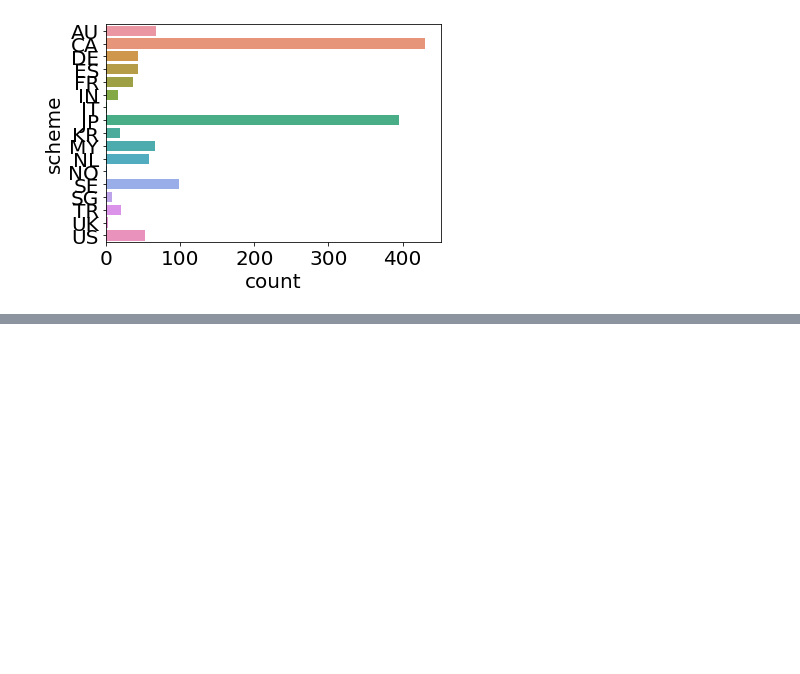
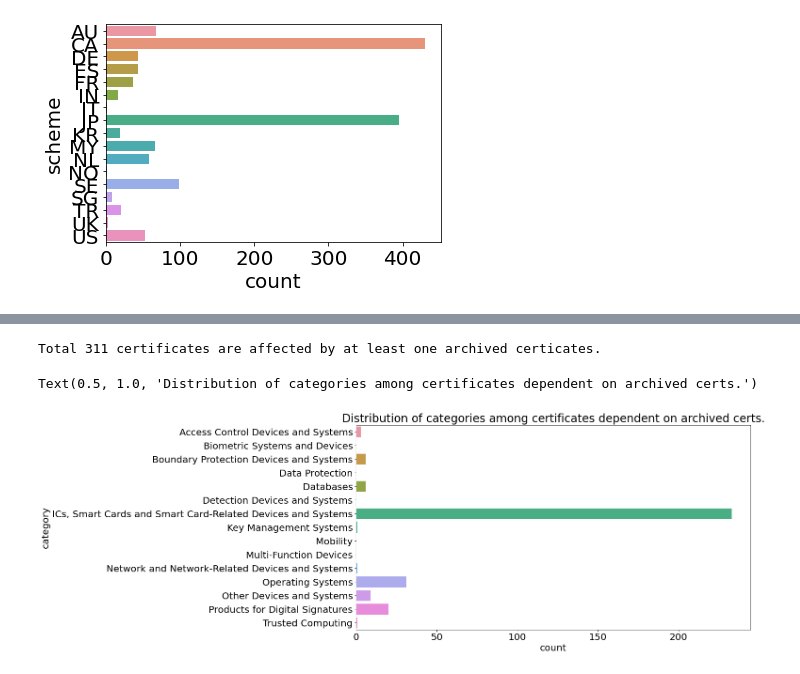
Before and after one commit to crocs-muni/sec-certs, a Jupyter notebook: notebooks/cc/dependency_analysis.ipynb, the cells around one changed output, grey strips where cells are left out. Saved outputs shown, nothing was run; the diff lists cells and outputs as text; code cells hidden in the pictures; blank space fills up the shorter version.

Commit message:
feat: Dependencies on archived certs, BSI certs affecting ANSSI certs

```diff
--- a/notebooks/cc/dependency_analysis.ipynb
+++ b/notebooks/cc/dependency_analysis.ipynb
@@ -144,0 +162,30 @@ sns.countplot(y=no_affecting_no_affected_df["scheme"])
+# %%
+# Task - What certificates are dependent on the archived certificates?
+import numpy as np
+
+archived_cert_id_list = df[df["cert_id"].notna() & (df["status"] == "archived")]["cert_id"].tolist()
+
+def contains_archived_cert_dependency(affected_by):
+    global total_hits
+    if affected_by is np.nan:
+        return False
+
+    for cert_id in affected_by:
+        if cert_id in archived_cert_id_list:
+            return True
+    return False
+
+df["depends_on_archived"] = df["directly_affected_by"].apply(contains_archived_cert_dependency)
+df["depends_on_archived"]
+depends_on_archived_df = df[df["depends_on_archived"] == True]
+
+print(f"Total {depends_on_archived_df.shape[0]} certificates are affected by at least one archived certicates.")
+# %% [output]
+Total 311 certificates are affected by at least one archived certicates.
+# %%
+plt.figure(figsize=(15,8))
+plt.rcParams.update({'font.size': 20})
+sns.countplot(y=depends_on_archived_df["category"]).set_title("Distribution of categories among certificates dependent on archived certs.")
+# %% [output]
+Text(0.5, 1.0, 'Distribution of categories among certificates dependent on archived certs.')
+[figure, added]
```
Also changed, not shown: parts of 11 cells of this notebook, 2 other files.
